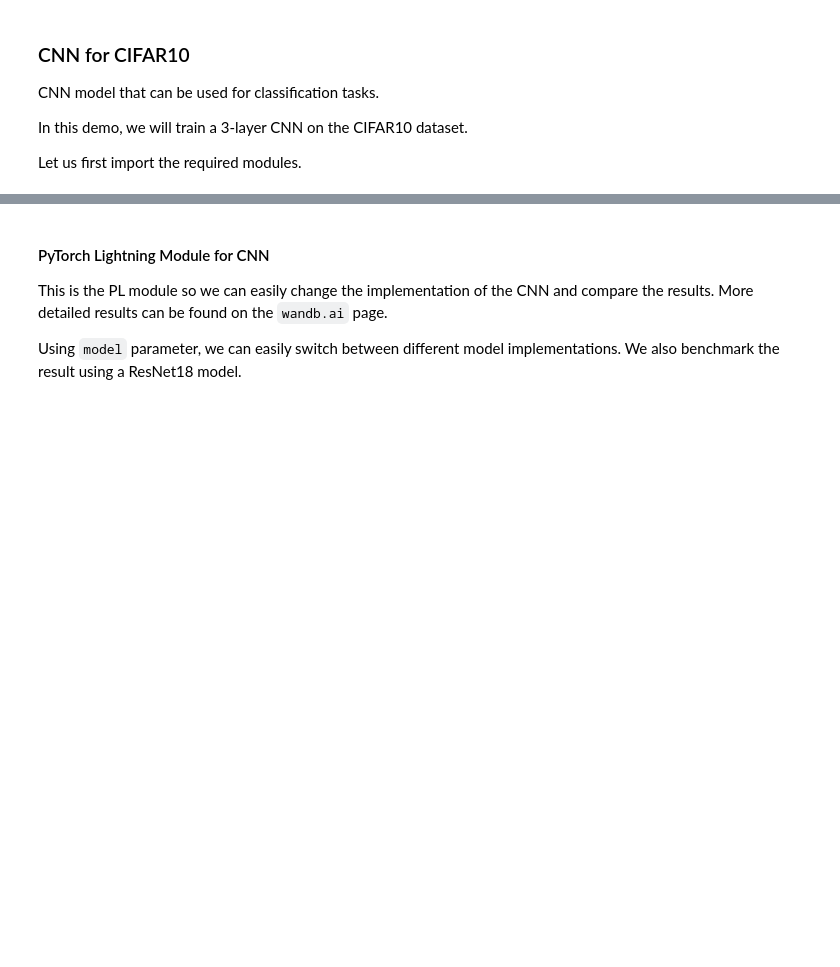
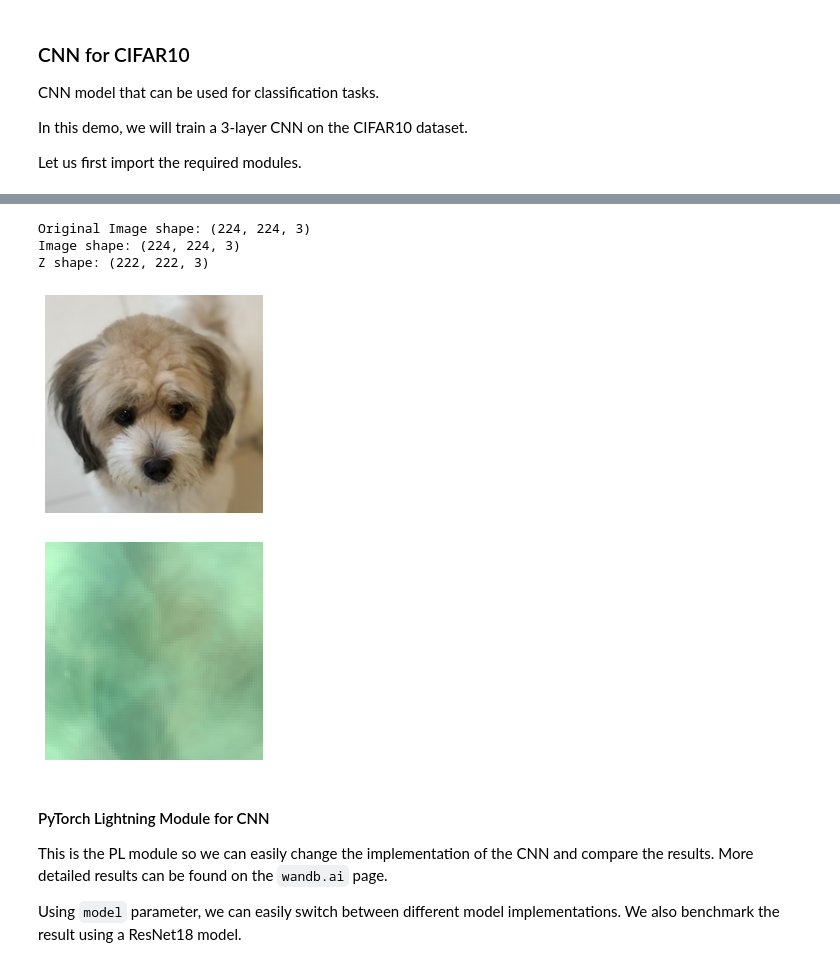
Before and after one commit to roatienza/Deep-Learning-Experiments, a Jupyter notebook: versions/2022/cnn/python/cnn_pytorch_demo.ipynb, the cells around one changed output, grey strips where cells are left out. Saved outputs shown, nothing was run; the diff lists cells and outputs as text; code cells hidden in the pictures; blank space fills up the shorter version.

```diff
--- a/versions/2022/cnn/python/cnn_pytorch_demo.ipynb
+++ b/versions/2022/cnn/python/cnn_pytorch_demo.ipynb
@@ -23,0 +61,56 @@ from torch.optim.lr_scheduler import CosineAnnealingLR
+# %%
+#img = image.imread("wonder_cat.jpg") / 255.0
+img = image.imread("aki_dog.jpg") / 255.0
+print("Original Image shape:", img.shape)
+
+# split the image into p1 x p2 patches.
+k = 3
+n_filters = 3
+kernel = np.random.random((n_filters, 3, k, k))
+kernel = rearrange(kernel, 'b c h w -> (c h w) b')
+
+img = img[::,::,:]
+#y = []
+wk = k * (img.shape[0] // k)
+hk = k * (img.shape[1] // k)
+wf = img.shape[0] % k
+hf = img.shape[1] % k
+print("Image shape:", img.shape)
+z = np.empty((img.shape[0]-k+1, img.shape[1]-k+1, img.shape[2]))
+print("Z shape:", z.shape)
+
+
+for i in range(k):
+    hoff = i if hf >= i else (-k + i)
+    for j in range(k):
+        woff = j if wf >= j else (-k + j)
+        x = img[i: hk + hoff:, j: wk + woff:, :]
+
+        h = x.shape[0] // k
+        w = x.shape[1] // k
+
+        x = rearrange(x, "(p1 h) (p2 w) c -> (h w) (p1 p2 c)", p1=k, p2=k)
+        x = x @ kernel
+
+        # for testing ala minpool
+        # x = rearrange(x, "(p1 h) (p2 w) c -> (h w) p1 p2 c", p1=k, p2=k)
+        #x = reduce(x, "b h w c -> b c", 'min')
+
+        x = rearrange(x, '(h w) c -> h w c', h=h, w=w)
+
+        z[i::k,j::k,:] = x
+
+plt.imshow(img)
+plt.axis('off')
+plt.show()
+
+z = z / np.max(z)
+plt.imshow(z)
+plt.axis('off')
+plt.show()
+# %% [output]
+Original Image shape: (224, 224, 3)
+Image shape: (224, 224, 3)
+Z shape: (222, 222, 3)
+[figure, added]
+[figure, added]
```
Also changed, not shown: parts of 9 cells of this notebook.
